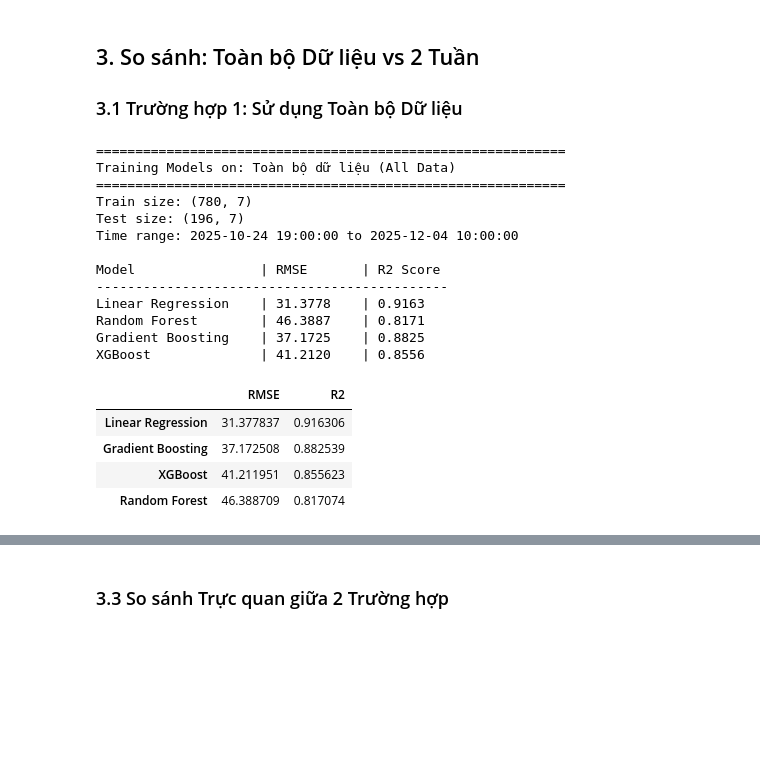
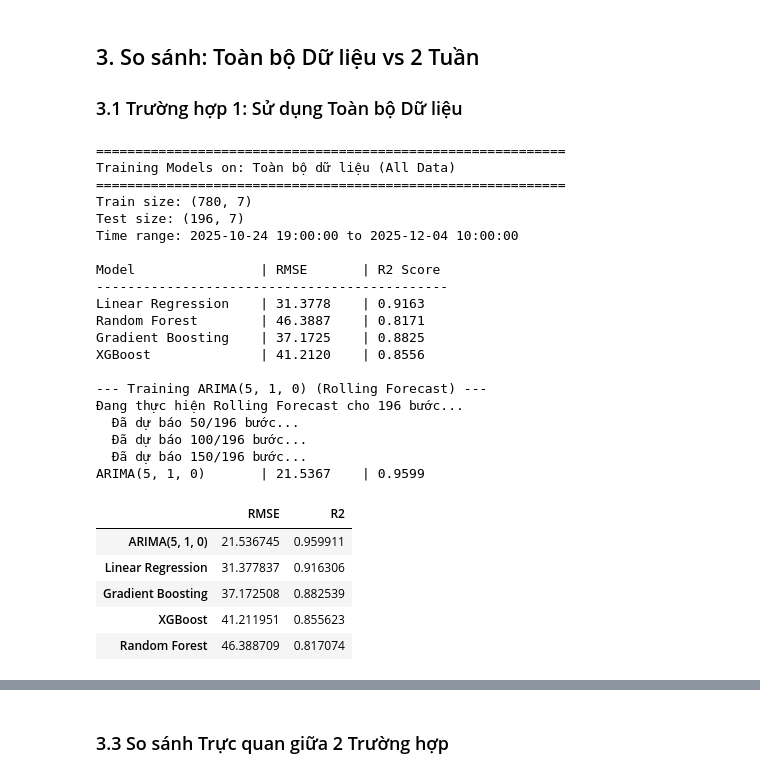
Before and after one commit to kimngoc280105/Binance, a Jupyter notebook: Notebooks/03_modeling.ipynb, the cells around one changed output, grey strips where cells are left out. Saved outputs shown, nothing was run; the diff lists cells and outputs as text; code cells hidden in the pictures; blank space fills up the shorter version.

```diff
--- a/Notebooks/03_modeling.ipynb
+++ b/Notebooks/03_modeling.ipynb
@@ -179,26 +185,35 @@ print("✅ Đã import function train_and_evaluate_models từ Src/models.py")
 # %%
 # Trường hợp 1: Toàn bộ dữ liệu
 results_full_df, results_full, X_test_full, y_test_full = train_and_evaluate_models(
     df,
-    dataset_name="Toàn bộ dữ liệu (All Data)"
+    dataset_name="Toàn bộ dữ liệu (All Data)",
+    include_arima=True,          # Thêm ARIMA
+    arima_order=(5, 1, 0)        # Có thể tune
 )
-
 display(results_full_df)
 # %% [output]
 ============================================================
 Training Models on: Toàn bộ dữ liệu (All Data)
 ============================================================
 Train size: (780, 7)
 Test size: (196, 7)
 Time range: 2025-10-24 19:00:00 to 2025-12-04 10:00:00
 
 Model                | RMSE       | R2 Score
 ---------------------------------------------
 Linear Regression    | 31.3778    | 0.9163
 Random Forest        | 46.3887    | 0.8171
 Gradient Boosting    | 37.1725    | 0.8825
 XGBoost              | 41.2120    | 0.8556
+
+--- Training ARIMA(5, 1, 0) (Rolling Forecast) ---
+Đang thực hiện Rolling Forecast cho 196 bước...
+  Đã dự báo 50/196 bước...
+  Đã dự báo 100/196 bước...
+  Đã dự báo 150/196 bước...
+ARIMA(5, 1, 0)       | 21.5367    | 0.9599
 |  | RMSE | R2 |
+| ARIMA(5, 1, 0) | 21.536745 | 0.959911 |
 | Linear Regression | 31.377837 | 0.916306 |
 | Gradient Boosting | 37.172508 | 0.882539 |
 | XGBoost | 41.211951 | 0.855623 |
```
Also changed, not shown: parts of 11 cells of this notebook, 1 other file.
